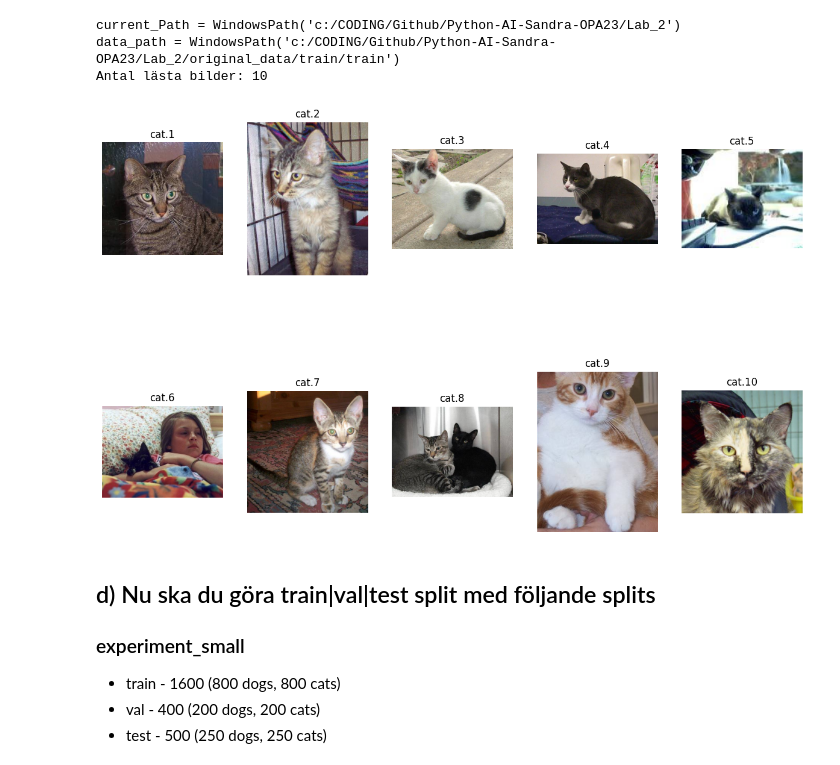
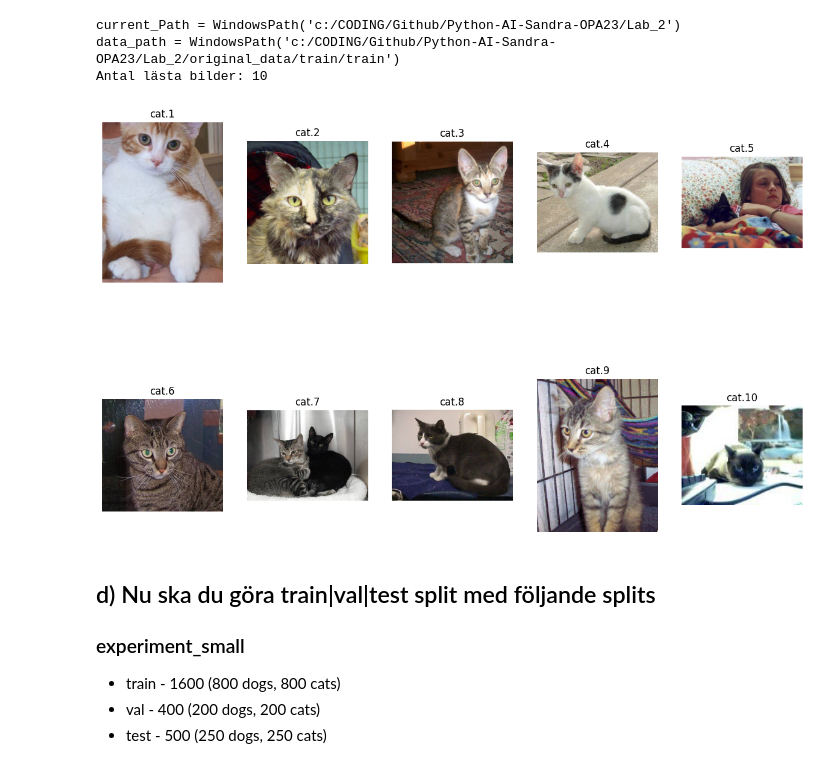
Before and after one commit to Zandri2k/Python-AI-Sandra-OPA23, a Jupyter notebook: Lab_2/Lab_2.ipynb, the cells around one changed output. Saved outputs shown, nothing was run; the diff lists cells and outputs as text; code cells hidden in the pictures.

Commit message:
lab2)_0b)_randomPic_works

```diff
--- a/Lab_2/Lab_2.ipynb
+++ b/Lab_2/Lab_2.ipynb
@@ -55,25 +55,28 @@ data_path = WindowsPath('c:/CODING/Github/Python-AI-Sandra-OPA23/Lab_2/original_
 Antal lästa bilder: 10
 # %%
 import os
+import random
+
+random.shuffle(images)
 def plot_image(images, labels):
     num_images = len(images)
     plt.figure(figsize=(15, 10))
     for i in range(num_images): # tar in antalet bilder från len(images
         plt.subplot(2, 5, i+1)
         plt.imshow(cv2.cvtColor(images[i], cv2.COLOR_BGR2RGB))
         plt.title(labels[i])
         plt.axis('off')
     plt.show()
 
 labels = [os.path.splitext(os.path.basename(path))[0] for path in image_paths] #this extracts the filepath name<
 
 
 
 
 # Plotta bilderna med deras etiketter som titlar
 plot_image(images, labels)
 # %% [output]
-[figure, old version]
+[figure, new version]
 # %% [markdown]
 ## d) Nu ska du göra train|val|test split med följande splits
 ### experiment_small
```
Also changed, not shown: parts of 1 cell of this notebook.
